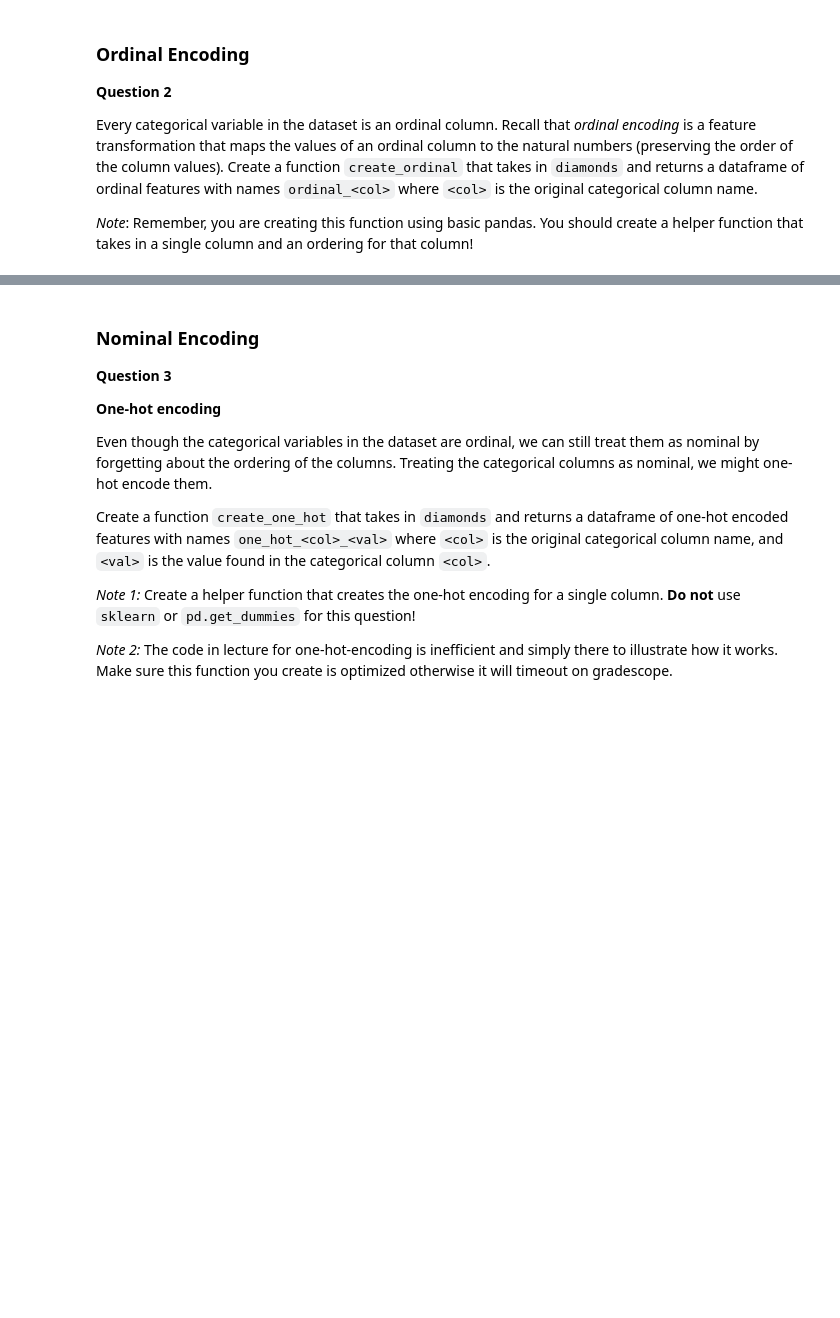
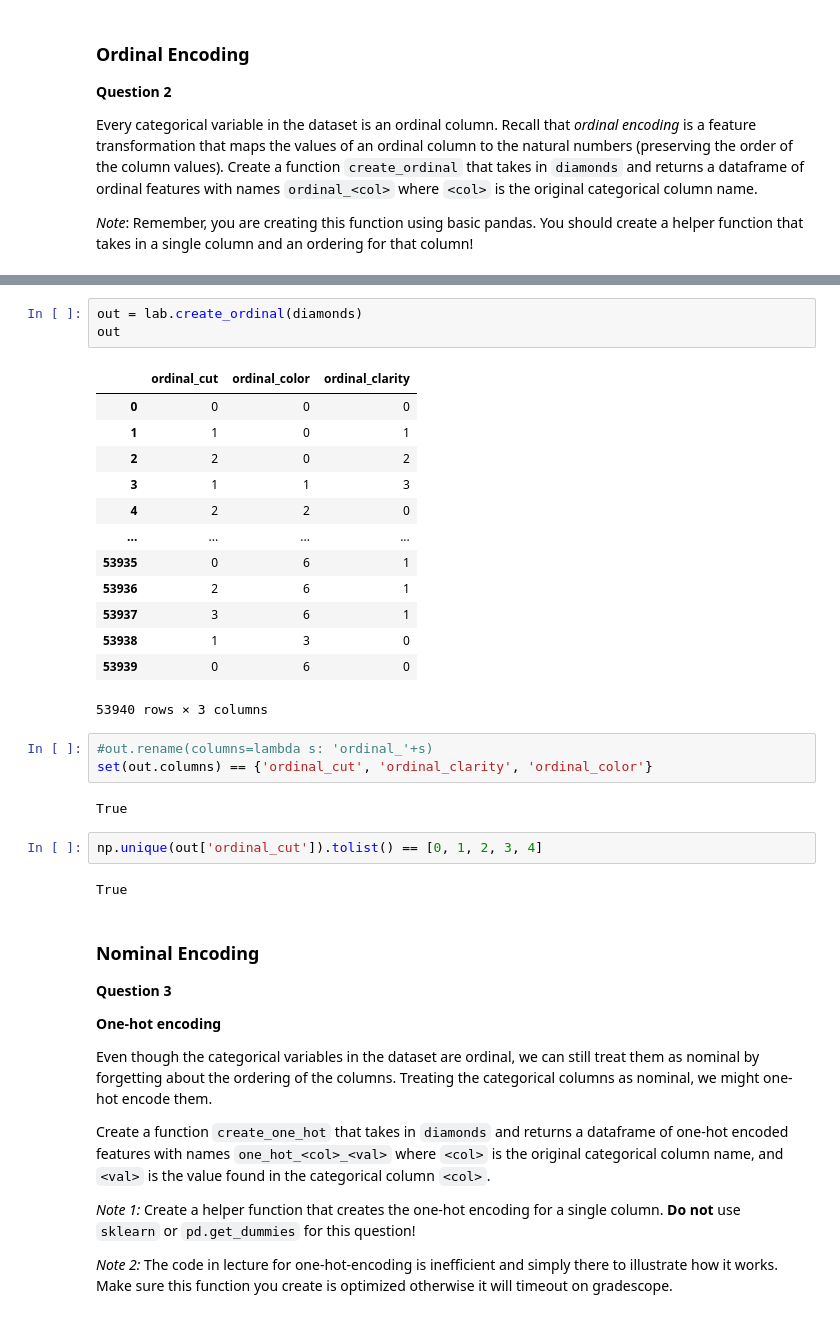
Before and after one commit to kaiitheguy/dsc80-wi20, a Jupyter notebook: labs/lab08/lab08.ipynb, the cells around one changed output, grey strips where cells are left out. Saved outputs shown, nothing was run; the diff lists cells and outputs as text; blank space fills up the shorter version.

```diff
--- a/labs/lab08/lab08.ipynb
+++ b/labs/lab08/lab08.ipynb
@@ -224,3 +269,29 @@ array([[1., 1., 1., ..., 2., 1., 1.]])
+# %%
+out = lab.create_ordinal(diamonds)
+out
+# %% [output]
+|  | ordinal_cut | ordinal_color | ordinal_clarity |
+| 0 | 0 | 0 | 0 |
+| 1 | 1 | 0 | 1 |
+| 2 | 2 | 0 | 2 |
+| 3 | 1 | 1 | 3 |
+| 4 | 2 | 2 | 0 |
+| ... | ... | ... | ... |
+| 53935 | 0 | 6 | 1 |
+| 53936 | 2 | 6 | 1 |
+| 53937 | 3 | 6 | 1 |
+| 53938 | 1 | 3 | 0 |
+| 53939 | 0 | 6 | 0 |
+53940 rows × 3 columns
+# %%
+#out.rename(columns=lambda s: 'ordinal_'+s)
+set(out.columns) == {'ordinal_cut', 'ordinal_clarity', 'ordinal_color'}
+# %% [output]
+True
+# %%
+np.unique(out['ordinal_cut']).tolist() == [0, 1, 2, 3, 4]
+# %% [output]
+True
 # %% [markdown]
 ### Nominal Encoding
 
```
Also changed, not shown: parts of 13 cells of this notebook, 1 other file.
